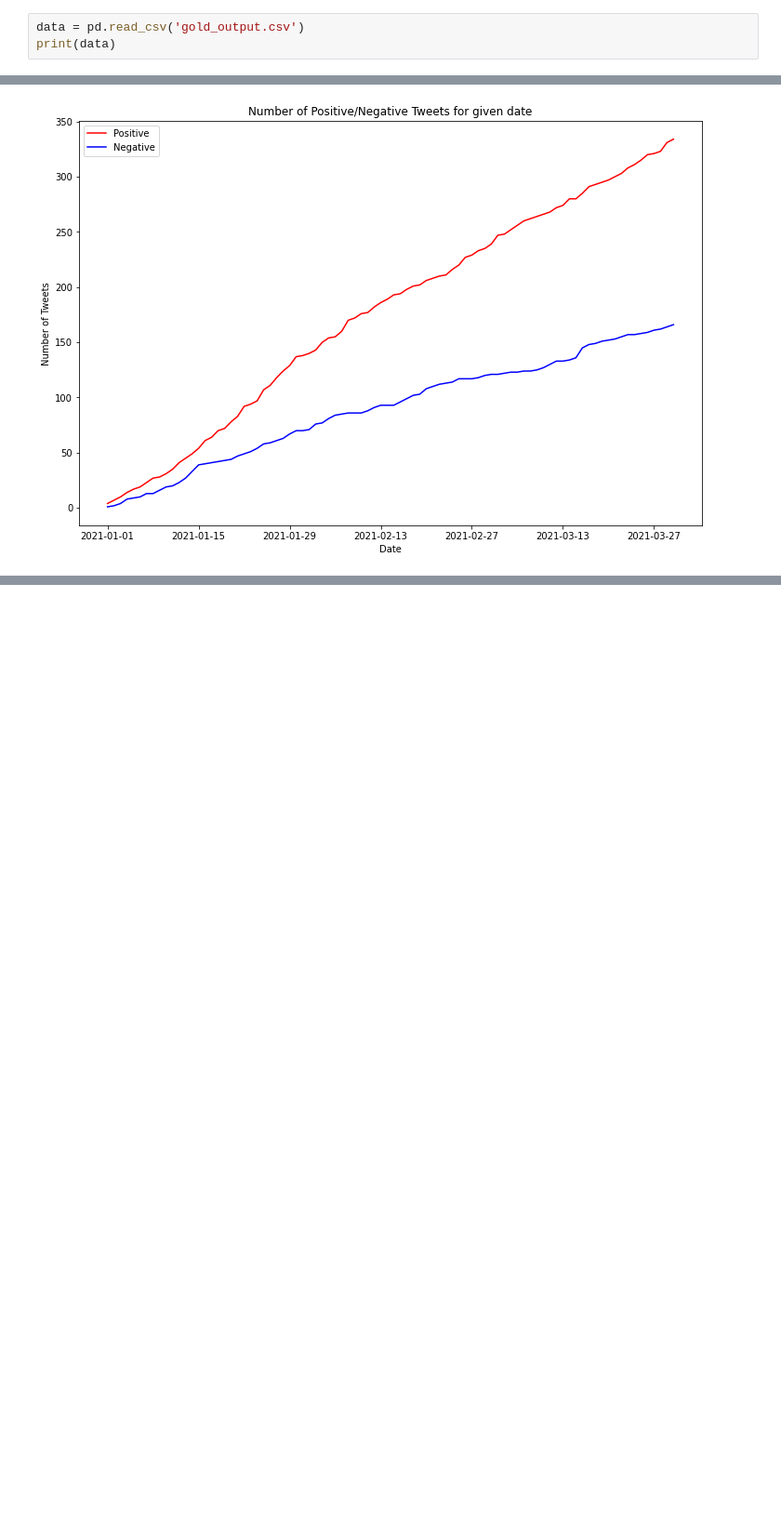
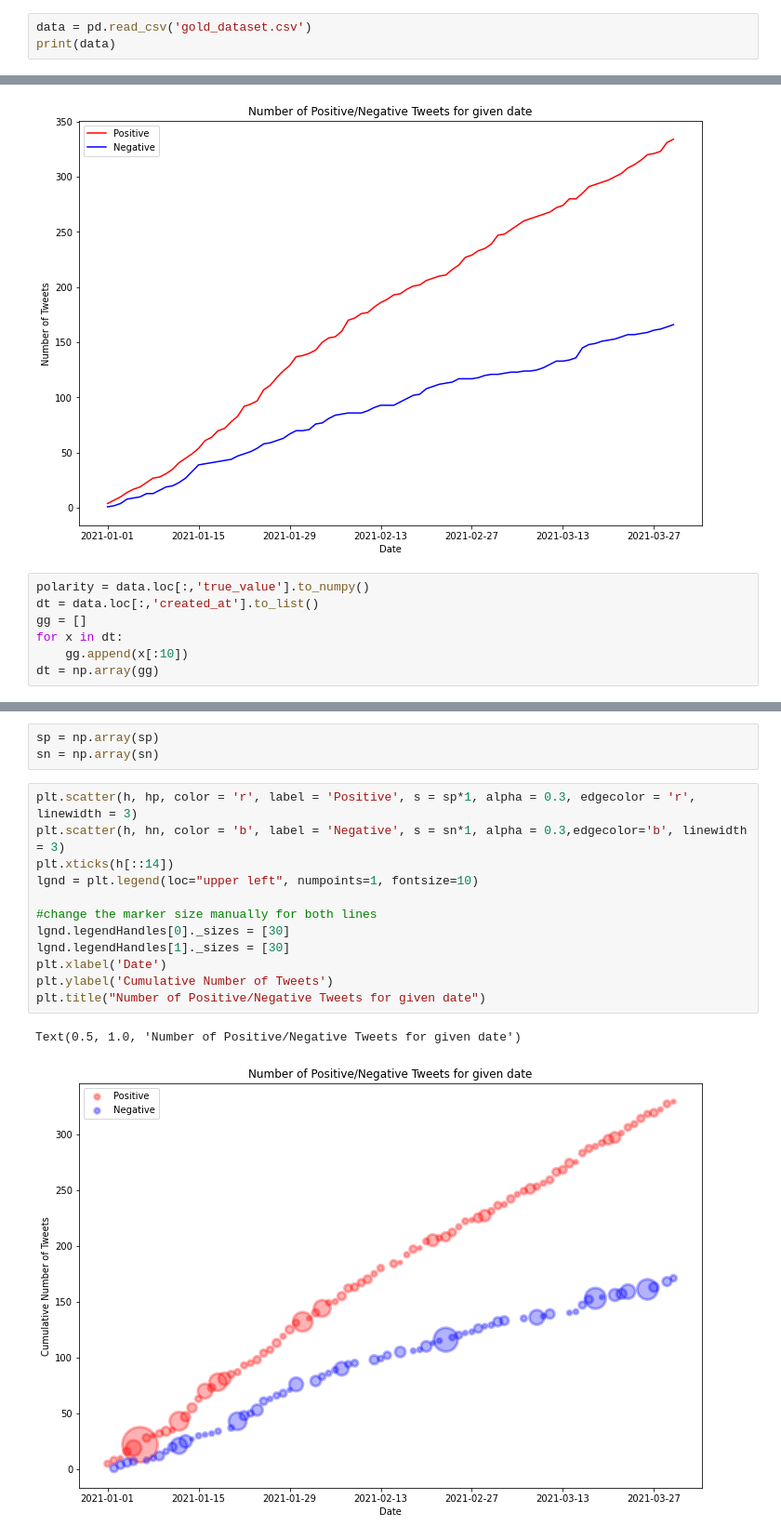
Before and after one commit to sundeshgupta/SenticNetProj, a Jupyter notebook: visualization_gold.ipynb, the cells around one changed output, grey strips where cells are left out. Shown at 93% size. Saved outputs shown, nothing was run; the diff lists cells and outputs as text; blank space fills up the shorter version.

```diff
--- a/visualization_gold.ipynb
+++ b/visualization_gold.ipynb
@@ -4,6 +4,6 @@ import numpy as np
 import matplotlib.pyplot as plt
 plt.rcParams['figure.figsize'] = [12, 8]
 # %%
-data = pd.read_csv('gold_output.csv')
+data = pd.read_csv('gold_dataset.csv')
 print(data)
 # %% [output]
@@ -148,3 +148,10 @@ plt.title("Number of Positive/Negative Tweets for given date")
 # %% [output]
 Text(0.5, 1.0, 'Number of Positive/Negative Tweets for given date')
 [figure]
+# %%
+polarity = data.loc[:,'true_value'].to_numpy()
+dt = data.loc[:,'created_at'].to_list()
+gg = []
+for x in dt:
+    gg.append(x[:10])
+dt = np.array(gg)
@@ -150,0 +212,18 @@ Text(0.5, 1.0, 'Number of Positive/Negative Tweets for given date')
+# %%
+sp = np.array(sp)
+sn = np.array(sn)
+# %%
+plt.scatter(h, hp, color = 'r', label = 'Positive', s = sp*1, alpha = 0.3, edgecolor = 'r', linewidth = 3)
+plt.scatter(h, hn, color = 'b', label = 'Negative', s = sn*1, alpha = 0.3,edgecolor='b', linewidth = 3)
+plt.xticks(h[::14])
+lgnd = plt.legend(loc="upper left", numpoints=1, fontsize=10)
+
+#change the marker size manually for both lines
+lgnd.legendHandles[0]._sizes = [30]
+lgnd.legendHandles[1]._sizes = [30]
+plt.xlabel('Date')
+plt.ylabel('Cumulative Number of Tweets')
+plt.title("Number of Positive/Negative Tweets for given date")
+# %% [output]
+Text(0.5, 1.0, 'Number of Positive/Negative Tweets for given date')
+[figure, added]
```
Also changed, not shown: parts of 2 cells of this notebook, 4 other files.
